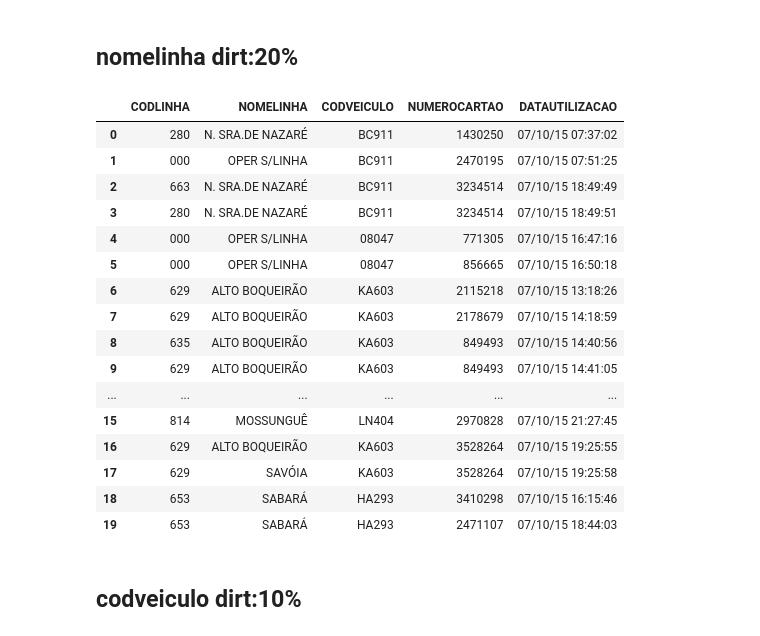
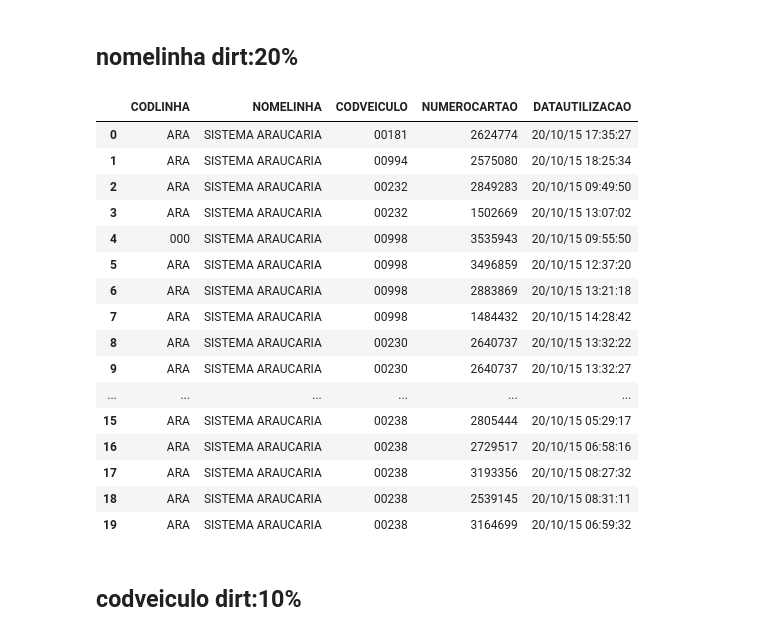
Before and after one commit to Tecnarca/data-quality-analyzer, a Jupyter notebook: Dati-orginali/Conversione file.ipynb, the cells around one changed output. Cells and saved outputs as stored; diff of their text form; code cells hidden in the pictures.

```diff
--- a/Dati-orginali/Conversione file.ipynb
+++ b/Dati-orginali/Conversione file.ipynb
@@ -1,7 +1,7 @@
 # %%
 import pandas as pd
 
-df_pandas = pd.read_csv("doc1-2015100810.csv")
+df_pandas = pd.read_csv("doc2-2015102121.csv")
 df_pandas.head(5)
 # %% [output]
 |  | CODLINHA | NOMELINHA | CODVEICULO | NUMEROCARTAO | DATAUTILIZACAO |
@@ -97,7 +97,7 @@ x = df_dirt['CODLINHA'].to_numpy().copy()
 random.shuffle(x)
 
 
-df_dirt["CODLINHA"] = df_dirt["CODLINHA"].mask(np.random.choice([True, False], size=512013, p=[.1,.9]) == True, x)
+df_dirt["CODLINHA"] = df_dirt["CODLINHA"].mask(np.random.choice([True, False], size=df_dirt['NOMELINHA'].count(), p=[.05,.95]) == True, x)
 df_dirt.head(20)
 # %% [output]
 |  | CODLINHA | NOMELINHA | CODVEICULO | NUMEROCARTAO | DATAUTILIZACAO |
@@ -122,28 +122,28 @@ df_dirt.head(20)
 # %%
 x = df_dirt['NOMELINHA'].to_numpy().copy()
 random.shuffle(x)
 
 
-df_dirt["NOMELINHA"] = df_dirt["NOMELINHA"].mask(np.random.choice([True, False], size=512013, p=[.2,.8]) == True, x)
+df_dirt["NOMELINHA"] = df_dirt["NOMELINHA"].mask(np.random.choice([True, False], size=df_dirt['NOMELINHA'].count(), p=[.1,.9]) == True, x)
 df_dirt.head(20)
 # %% [output]
 |  | CODLINHA | NOMELINHA | CODVEICULO | NUMEROCARTAO | DATAUTILIZACAO |
-| 0 | 280 | N. SRA.DE NAZARÉ | BC911 | 1430250 | 07/10/15 07:37:02 |
-| 1 | 000 | OPER S/LINHA | BC911 | 2470195 | 07/10/15 07:51:25 |
-| 2 | 663 | N. SRA.DE NAZARÉ | BC911 | 3234514 | 07/10/15 18:49:49 |
-| 3 | 280 | N. SRA.DE NAZARÉ | BC911 | 3234514 | 07/10/15 18:49:51 |
-| 4 | 000 | OPER S/LINHA | 08047 | 771305 | 07/10/15 16:47:16 |
-| 5 | 000 | OPER S/LINHA | 08047 | 856665 | 07/10/15 16:50:18 |
-| 6 | 629 | ALTO BOQUEIRÃO | KA603 | 2115218 | 07/10/15 13:18:26 |
-| 7 | 629 | ALTO BOQUEIRÃO | KA603 | 2178679 | 07/10/15 14:18:59 |
-| 8 | 635 | ALTO BOQUEIRÃO | KA603 | 849493 | 07/10/15 14:40:56 |
-| 9 | 629 | ALTO BOQUEIRÃO | KA603 | 849493 | 07/10/15 14:41:05 |
+| 0 | ARA | SISTEMA ARAUCARIA | 00181 | 2624774 | 20/10/15 17:35:27 |
+| 1 | ARA | SISTEMA ARAUCARIA | 00994 | 2575080 | 20/10/15 18:25:34 |
+| 2 | ARA | SISTEMA ARAUCARIA | 00232 | 2849283 | 20/10/15 09:49:50 |
+| 3 | ARA | SISTEMA ARAUCARIA | 00232 | 1502669 | 20/10/15 13:07:02 |
+| 4 | 000 | SISTEMA ARAUCARIA | 00998 | 3535943 | 20/10/15 09:55:50 |
+| 5 | ARA | SISTEMA ARAUCARIA | 00998 | 3496859 | 20/10/15 12:37:20 |
+| 6 | ARA | SISTEMA ARAUCARIA | 00998 | 2883869 | 20/10/15 13:21:18 |
+| 7 | ARA | SISTEMA ARAUCARIA | 00998 | 1484432 | 20/10/15 14:28:42 |
+| 8 | ARA | SISTEMA ARAUCARIA | 00230 | 2640737 | 20/10/15 13:32:22 |
+| 9 | ARA | SISTEMA ARAUCARIA | 00230 | 2640737 | 20/10/15 13:32:27 |
 | ... | ... | ... | ... | ... | ... |
-| 15 | 814 | MOSSUNGUÊ | LN404 | 2970828 | 07/10/15 21:27:45 |
-| 16 | 629 | ALTO BOQUEIRÃO | KA603 | 3528264 | 07/10/15 19:25:55 |
-| 17 | 629 | SAVÓIA | KA603 | 3528264 | 07/10/15 19:25:58 |
-| 18 | 653 | SABARÁ | HA293 | 3410298 | 07/10/15 16:15:46 |
-| 19 | 653 | SABARÁ | HA293 | 2471107 | 07/10/15 18:44:03 |
+| 15 | ARA | SISTEMA ARAUCARIA | 00238 | 2805444 | 20/10/15 05:29:17 |
+| 16 | ARA | SISTEMA ARAUCARIA | 00238 | 2729517 | 20/10/15 06:58:16 |
+| 17 | ARA | SISTEMA ARAUCARIA | 00238 | 3193356 | 20/10/15 08:27:32 |
+| 18 | ARA | SISTEMA ARAUCARIA | 00238 | 2539145 | 20/10/15 08:31:11 |
+| 19 | ARA | SISTEMA ARAUCARIA | 00238 | 3164699 | 20/10/15 06:59:32 |
 # %% [markdown]
 ## codveiculo dirt:10%
 # %%
```
Also changed, not shown: parts of 39 cells of this notebook, 6 other files.
